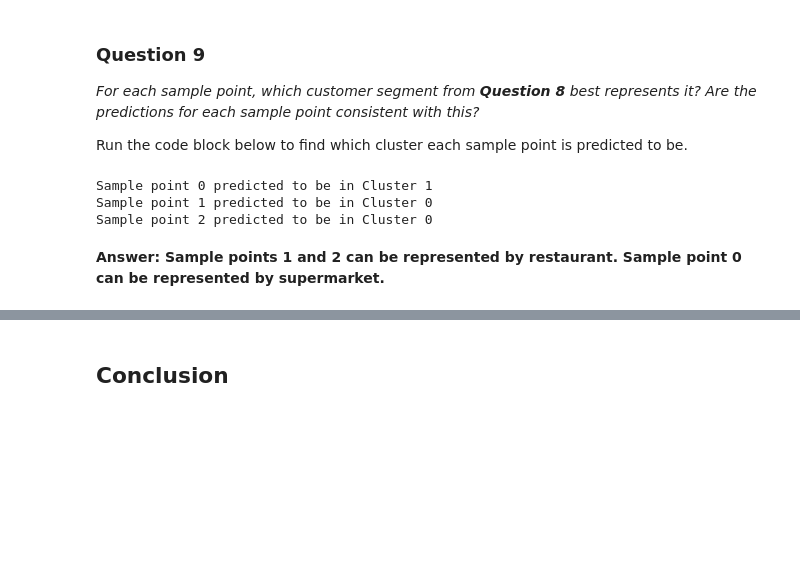
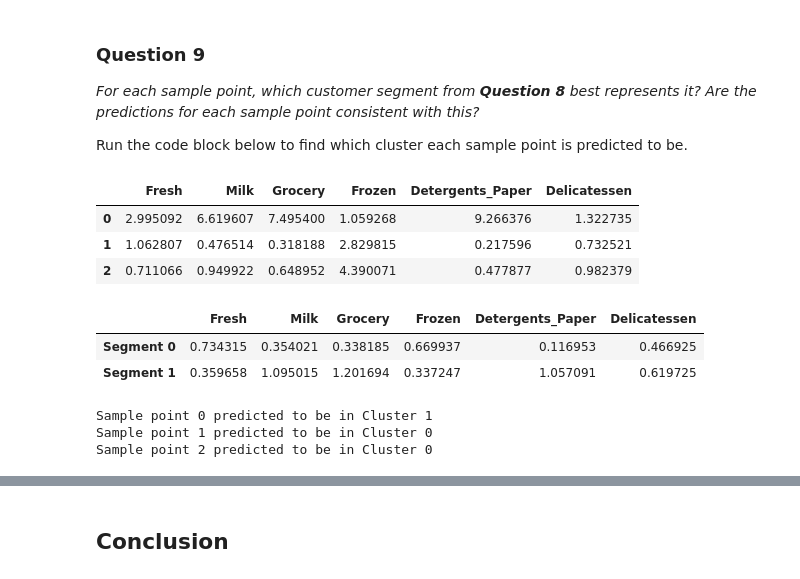
Before and after one commit to OrangeWong/customer_segments, a Jupyter notebook: customer_segments.ipynb, the cells around one changed output, grey strips where cells are left out. Drawn from its saved outputs; the diff is of its cells as text; code cells hidden in the pictures; blank space fills up the shorter version.

```diff
--- a/customer_segments.ipynb
+++ b/customer_segments.ipynb
@@ -532,6 +542,12 @@ segments = ['Segment {}'.format(i) for i in range(0,len(centers))]
 true_centers = pd.DataFrame(np.round(true_centers), columns = data.keys())
 true_centers.index = segments
 display(true_centers)
+
+# Normalize the true centers by the mean
+normal_true_centers = true_centers.copy(deep=True) # copy the data
+for feature in true_centers.columns:
+    normal_true_centers[feature] = true_centers[feature]/data.mean()[feature]
+display(normal_true_centers)
 # %% [output]
 |  | Fresh | Milk | Grocery | Frozen | Detergents_Paper | Delicatessen |
 | Segment 0 | 8812.0 | 2052.0 | 2689.0 | 2058.0 | 337.0 | 712.0 |
@@ -548,12 +568,23 @@ Consider the total purchase cost of each product category for the representative
 
 Run the code block below to find which cluster each sample point is predicted to be.
 # %%
+normal_samples = samples.copy(deep=True) # copy the data
+for feature in normal_samples.columns:
+    normal_samples[feature] = samples[feature]/data.mean()[feature]
+display(normal_samples)
+display(normal_true_centers)
+
 # Display the predictions
 for i, pred in enumerate(sample_preds):
     print "Sample point", i, "predicted to be in Cluster", pred
 # %% [output]
+|  | Fresh | Milk | Grocery | Frozen | Detergents_Paper | Delicatessen |
+| 0 | 2.995092 | 6.619607 | 7.495400 | 1.059268 | 9.266376 | 1.322735 |
+| 1 | 1.062807 | 0.476514 | 0.318188 | 2.829815 | 0.217596 | 0.732521 |
+| 2 | 0.711066 | 0.949922 | 0.648952 | 4.390071 | 0.477877 | 0.982379 |
+|  | Fresh | Milk | Grocery | Frozen | Detergents_Paper | Delicatessen |
+| Segment 0 | 0.734315 | 0.354021 | 0.338185 | 0.669937 | 0.116953 | 0.466925 |
+| Segment 1 | 0.359658 | 1.095015 | 1.201694 | 0.337247 | 1.057091 | 0.619725 |
 Sample point 0 predicted to be in Cluster 1
 Sample point 1 predicted to be in Cluster 0
 Sample point 2 predicted to be in Cluster 0
-# %% [markdown]
-**Answer: Sample points 1 and 2 can be represented by restaurant. Sample point 0 can be represented by supermarket.**
```
Also changed, not shown: parts of 11 cells of this notebook.
